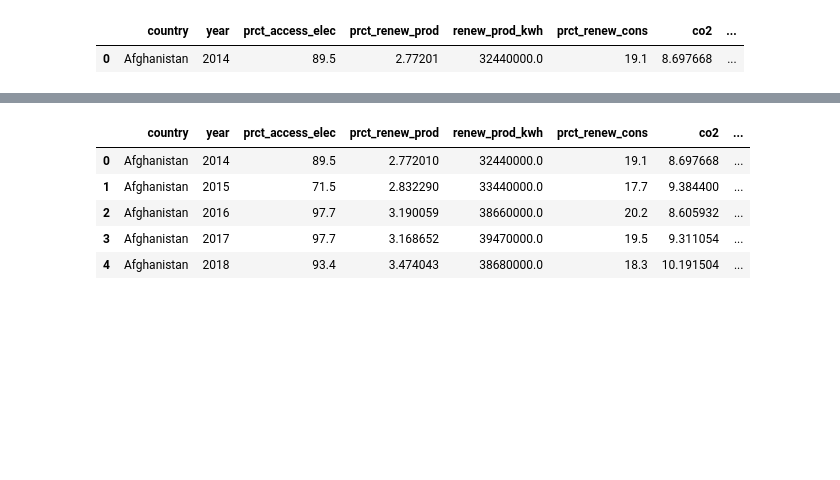
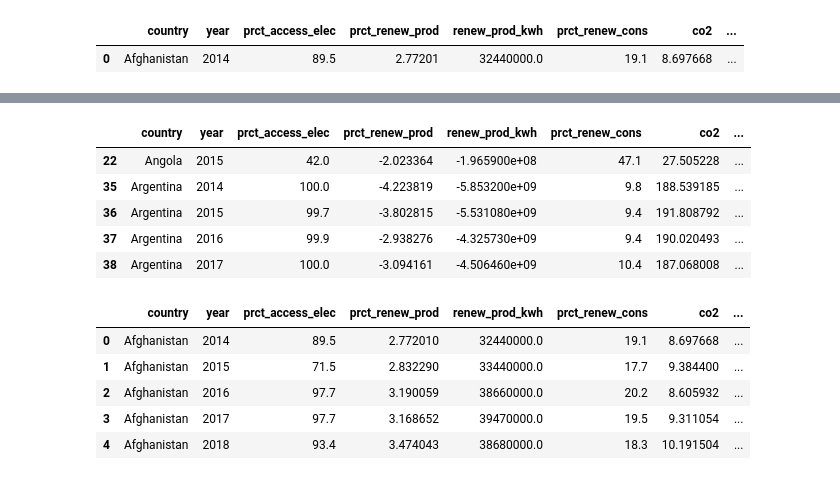
Before and after one commit to cadiyubu/first_project, a Jupyter notebook: notebooks/eda_hypothesis_testing_Diana.ipynb, the cells around one changed output, grey strips where cells are left out. Cells and saved outputs as stored; diff of their text form; code cells hidden in the pictures; blank space fills up the shorter version.

```diff
--- a/notebooks/eda_hypothesis_testing_Diana.ipynb
+++ b/notebooks/eda_hypothesis_testing_Diana.ipynb
@@ -137,3 +171,13 @@ df.head(1)
+# %%
+#Checking rows with prct_renew_prod negative, what does it mean?!!!!!!!! Pending to analyse might impact all results for H2.
+df[df['prct_renew_prod']<0].head(5)
+# %% [output]
+|  | country | year | prct_access_elec | prct_renew_prod | renew_prod_kwh | prct_renew_cons | co2 | ... |
+| 22 | Angola | 2015 | 42.0 | -2.023364 | -1.965900e+08 | 47.1 | 27.505228 | ... |
+| 35 | Argentina | 2014 | 100.0 | -4.223819 | -5.853200e+09 | 9.8 | 188.539185 | ... |
+| 36 | Argentina | 2015 | 99.7 | -3.802815 | -5.531080e+09 | 9.4 | 191.808792 | ... |
+| 37 | Argentina | 2016 | 99.9 | -2.938276 | -4.325730e+09 | 9.4 | 190.020493 | ... |
+| 38 | Argentina | 2017 | 100.0 | -3.094161 | -4.506460e+09 | 10.4 | 187.068008 | ... |
 # %%
 # Computing the rate of decoupling from CO2
 #to use diff method, we need to order the years accordingly
```
Also changed, not shown: parts of 18 cells of this notebook, 2 other files.
